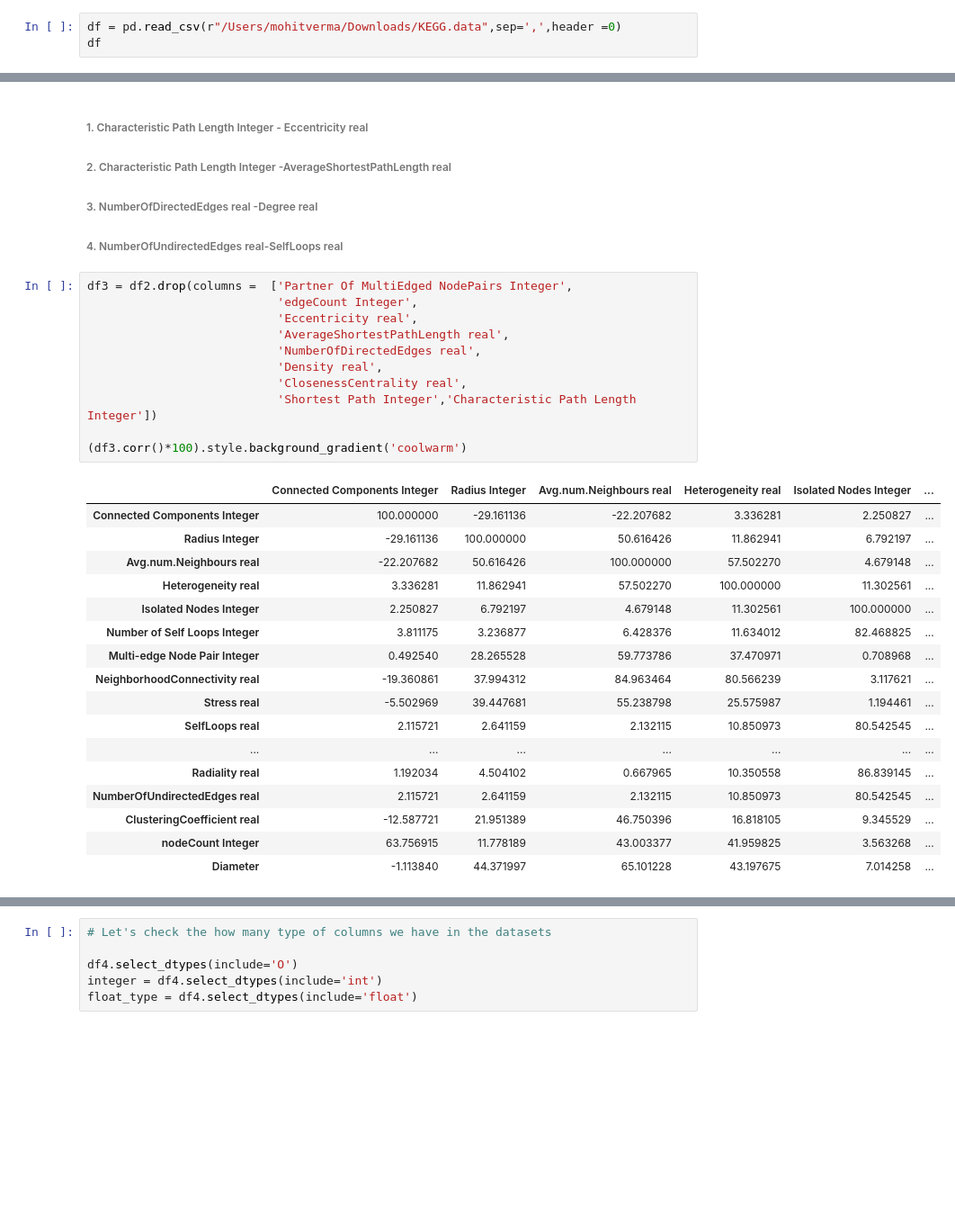
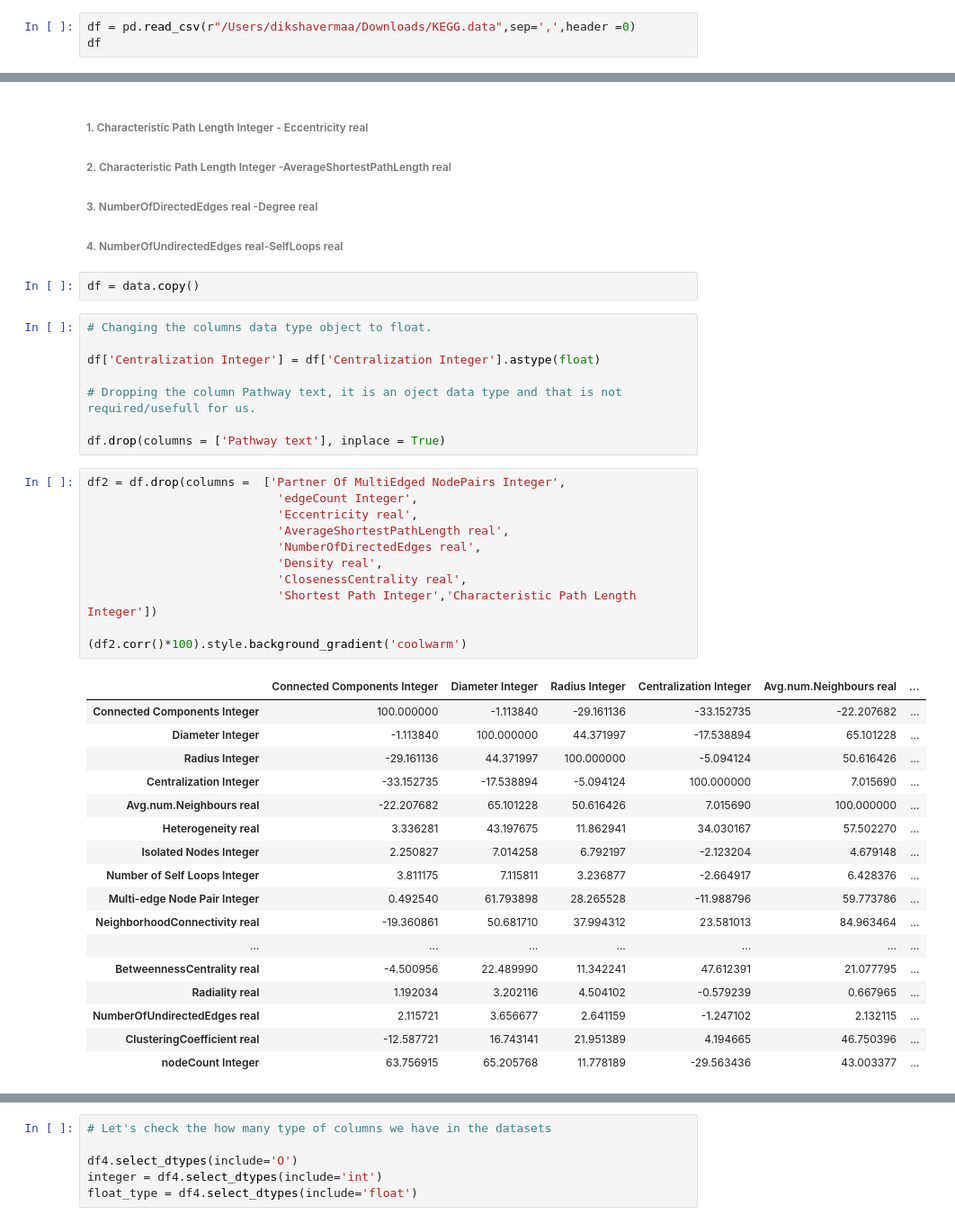
Before and after one commit to Dikshaverm/KEGG-Metabolic-Reaction-Network-Undirected-, a Jupyter notebook: KEGG Data.ipynb, the cells around one changed output, grey strips where cells are left out. Shown at 90% size. Saved outputs shown, nothing was run; the diff lists cells and outputs as text; blank space fills up the shorter version.

```diff
--- a/KEGG Data.ipynb
+++ b/KEGG Data.ipynb
@@ -41,7 +41,7 @@ from sklearn.preprocessing import StandardScaler, OneHotEncoder
 import warnings
 warnings.filterwarnings('ignore')
 # %%
-df = pd.read_csv(r"/Users/mohitverma/Downloads/KEGG.data",sep=',',header =0)
+df = pd.read_csv(r"/Users/dikshavermaa/Downloads/KEGG.data",sep=',',header =0)
 df
 # %% [output]
 |  | aac00010 | 1 | 15 | 8 | 0.086580087 | 506 | 5.90513834 | 2.260869565 | 0.102766798 | ... |
@@ -235,35 +230,45 @@ data.to_csv('Output2.csv',index=True)
 ###### 2. Characteristic Path Length Integer -AverageShortestPathLength real
 ###### 3. NumberOfDirectedEdges real -Degree real
 ###### 4. NumberOfUndirectedEdges real-SelfLoops real
+# %%
+df = data.copy()
+# %%
+# Changing the columns data type object to float.
+
+df['Centralization Integer'] = df['Centralization Integer'].astype(float)
+
+# Dropping the column Pathway text, it is an oject data type and that is not required/usefull for us.
+
+df.drop(columns = ['Pathway text'], inplace = True)
 # %%
-df3 = df2.drop(columns =  ['Partner Of MultiEdged NodePairs Integer',
+df2 = df.drop(columns =  ['Partner Of MultiEdged NodePairs Integer',
                            'edgeCount Integer',
                            'Eccentricity real',
                            'AverageShortestPathLength real',
                            'NumberOfDirectedEdges real',
                            'Density real',
                            'ClosenessCentrality real',
                            'Shortest Path Integer','Characteristic Path Length Integer'])
 
-(df3.corr()*100).style.background_gradient('coolwarm')
+(df2.corr()*100).style.background_gradient('coolwarm')
 # %% [output]
-|  | Connected Components Integer | Radius Integer | Avg.num.Neighbours real | Heterogeneity real | Isolated Nodes Integer | ... |
-| Connected Components Integer | 100.000000 | -29.161136 | -22.207682 | 3.336281 | 2.250827 | ... |
-| Radius Integer | -29.161136 | 100.000000 | 50.616426 | 11.862941 | 6.792197 | ... |
-| Avg.num.Neighbours real | -22.207682 | 50.616426 | 100.000000 | 57.502270 | 4.679148 | ... |
-| Heterogeneity real | 3.336281 | 11.862941 | 57.502270 | 100.000000 | 11.302561 | ... |
-| Isolated Nodes Integer | 2.250827 | 6.792197 | 4.679148 | 11.302561 | 100.000000 | ... |
-| Number of Self Loops Integer | 3.811175 | 3.236877 | 6.428376 | 11.634012 | 82.468825 | ... |
-| Multi-edge Node Pair Integer | 0.492540 | 28.265528 | 59.773786 | 37.470971 | 0.708968 | ... |
-| NeighborhoodConnectivity real | -19.360861 | 37.994312 | 84.963464 | 80.566239 | 3.117621 | ... |
-| Stress real | -5.502969 | 39.447681 | 55.238798 | 25.575987 | 1.194461 | ... |
-| SelfLoops real | 2.115721 | 2.641159 | 2.132115 | 10.850973 | 80.542545 | ... |
+|  | Connected Components Integer | Diameter Integer | Radius Integer | Centralization Integer | Avg.num.Neighbours real | ... |
+| Connected Components Integer | 100.000000 | -1.113840 | -29.161136 | -33.152735 | -22.207682 | ... |
+| Diameter Integer | -1.113840 | 100.000000 | 44.371997 | -17.538894 | 65.101228 | ... |
+| Radius Integer | -29.161136 | 44.371997 | 100.000000 | -5.094124 | 50.616426 | ... |
+| Centralization Integer | -33.152735 | -17.538894 | -5.094124 | 100.000000 | 7.015690 | ... |
+| Avg.num.Neighbours real | -22.207682 | 65.101228 | 50.616426 | 7.015690 | 100.000000 | ... |
+| Heterogeneity real | 3.336281 | 43.197675 | 11.862941 | 34.030167 | 57.502270 | ... |
+| Isolated Nodes Integer | 2.250827 | 7.014258 | 6.792197 | -2.123204 | 4.679148 | ... |
+| Number of Self Loops Integer | 3.811175 | 7.115811 | 3.236877 | -2.664917 | 6.428376 | ... |
+| Multi-edge Node Pair Integer | 0.492540 | 61.793898 | 28.265528 | -11.988796 | 59.773786 | ... |
+| NeighborhoodConnectivity real | -19.360861 | 50.681710 | 37.994312 | 23.581013 | 84.963464 | ... |
 | ... | ... | ... | ... | ... | ... | ... |
-| Radiality real | 1.192034 | 4.504102 | 0.667965 | 10.350558 | 86.839145 | ... |
-| NumberOfUndirectedEdges real | 2.115721 | 2.641159 | 2.132115 | 10.850973 | 80.542545 | ... |
-| ClusteringCoefficient real | -12.587721 | 21.951389 | 46.750396 | 16.818105 | 9.345529 | ... |
-| nodeCount Integer | 63.756915 | 11.778189 | 43.003377 | 41.959825 | 3.563268 | ... |
-| Diameter | -1.113840 | 44.371997 | 65.101228 | 43.197675 | 7.014258 | ... |
+| BetweennessCentrality real | -4.500956 | 22.489990 | 11.342241 | 47.612391 | 21.077795 | ... |
+| Radiality real | 1.192034 | 3.202116 | 4.504102 | -0.579239 | 0.667965 | ... |
+| NumberOfUndirectedEdges real | 2.115721 | 3.656677 | 2.641159 | -1.247102 | 2.132115 | ... |
+| ClusteringCoefficient real | -12.587721 | 16.743141 | 21.951389 | 4.194665 | 46.750396 | ... |
+| nodeCount Integer | 63.756915 | 65.205768 | 11.778189 | -29.563436 | 43.003377 | ... |
 # %%
 corr_matrix = df2.corr().abs()*100
 corr_matrix
```
Also changed, not shown: parts of 40 cells of this notebook, 1 other file.
